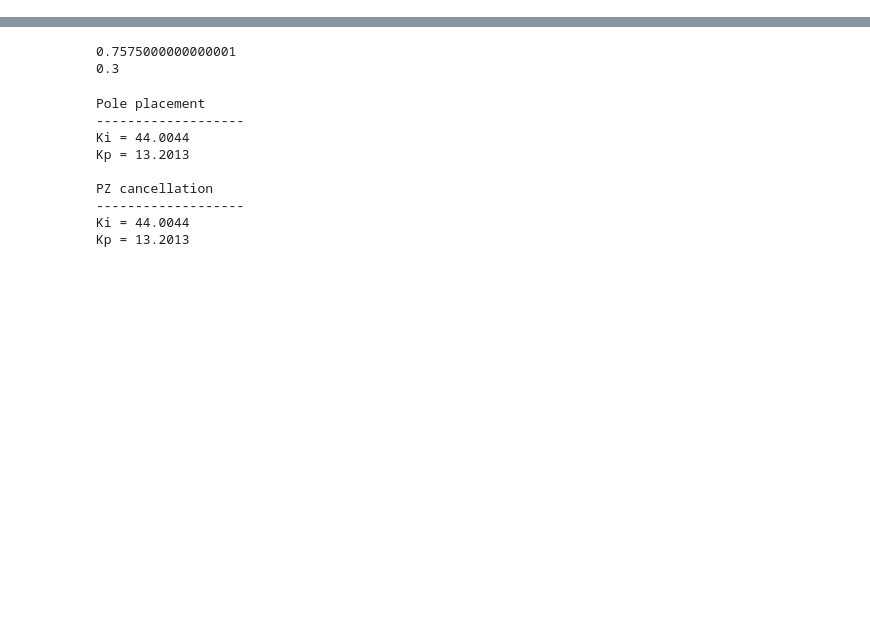
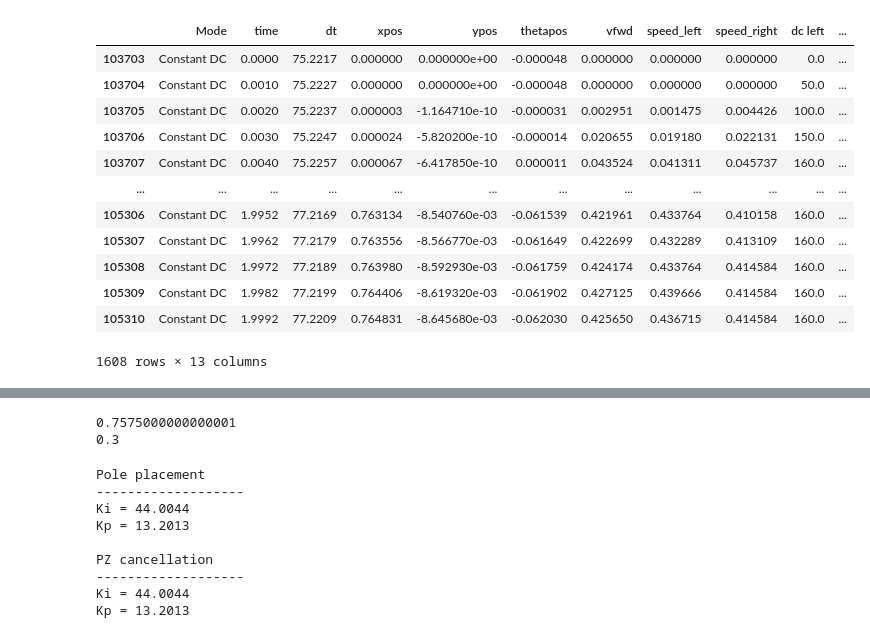
Before and after one commit to EthanD11/botlightyear, a Jupyter notebook: Teensy/OL_test/OLtest.ipynb, the cells around one changed output, grey strips where cells are left out. Saved outputs shown, nothing was run; the diff lists cells and outputs as text; code cells hidden in the pictures; blank space fills up the shorter version.

```diff
--- a/Teensy/OL_test/OLtest.ipynb
+++ b/Teensy/OL_test/OLtest.ipynb
@@ -23,3 +6,67 @@ Index(['time', 'dt', 'xpos', 'ypos', 'thetapos', 'vfwd', 'omega', 'speed_left',
+# %%
+with open("OLtest_raw_data_160_NEW.txt", "r") as file:
+    raw_data = file.read().strip().split("Mode")[1:-2]
+
+ndata = len(raw_data)
+columns = list(map(lambda x: (x.split(" = ")[0]), raw_data[0].strip().split("\n")[1:]))
+columns = ["Mode", *columns]
+
+data_mode = ndata*[""]
+data_np = np.zeros((len(columns)-1, ndata))
+
+for i in range(ndata):
+    spi_in_str = False
+    current = raw_data[i]
+    if ("SPI" in raw_data[i]):
+        spi_in_str = True
+        current = re.sub("SPI.*", "", raw_data[i], flags=re.S)
+    if ("query" in raw_data[i]):
+        current = re.sub("query.*\n", "", current)
+    if ("\na = " in raw_data[i]):
+        current = re.sub("\na = .*", "\n", current, flags=re.S)
+    if ("\nstate is" in raw_data[i]):
+        current = re.sub("\nstate is.*", "\n", current, flags=re.S)
+    if ("\nstate is" in raw_data[i]):
+        current = re.sub("\nstate is.*", "\n", current, flags=re.S)
+    try:
+        splitted_data = current.strip().split("\n")
+        mode = splitted_data[0].strip()
+        data_mode[i] = mode
+        data_np[:,i] = list(map(lambda x: float(x.split(" = ")[-1]), splitted_data[1:]))
+
+    except:
+        print("Error parsing sample number ", i, "\n")
+        print(raw_data[i])
+        print(current)
+        break
+
+data = pd.DataFrame(data_np.T, columns=columns[1:])
+data.insert(0,"time",data["dt"],False)
+data.insert(0,"Mode",data_mode,False)
+
+mask = data["Mode"] != "idle"
+t0 = data["time"][mask].iloc[0]
+
+data = data[mask]
+data.loc[:,"time"] = data["time"].iloc[:] - t0
+mask = np.logical_and(mask, data["time"] <= 2)
+data = data[mask]
+data
+data
+# %% [output]
+|  | Mode | time | dt | xpos | ypos | thetapos | vfwd | speed_left | speed_right | dc left | ... |
+| 103703 | Constant DC | 0.0000 | 75.2217 | 0.000000 | 0.000000e+00 | -0.000048 | 0.000000 | 0.000000 | 0.000000 | 0.0 | ... |
+| 103704 | Constant DC | 0.0010 | 75.2227 | 0.000000 | 0.000000e+00 | -0.000048 | 0.000000 | 0.000000 | 0.000000 | 50.0 | ... |
+| 103705 | Constant DC | 0.0020 | 75.2237 | 0.000003 | -1.164710e-10 | -0.000031 | 0.002951 | 0.001475 | 0.004426 | 100.0 | ... |
+| 103706 | Constant DC | 0.0030 | 75.2247 | 0.000024 | -5.820200e-10 | -0.000014 | 0.020655 | 0.019180 | 0.022131 | 150.0 | ... |
+| 103707 | Constant DC | 0.0040 | 75.2257 | 0.000067 | -6.417850e-10 | 0.000011 | 0.043524 | 0.041311 | 0.045737 | 160.0 | ... |
+| ... | ... | ... | ... | ... | ... | ... | ... | ... | ... | ... | ... |
+| 105306 | Constant DC | 1.9952 | 77.2169 | 0.763134 | -8.540760e-03 | -0.061539 | 0.421961 | 0.433764 | 0.410158 | 160.0 | ... |
+| 105307 | Constant DC | 1.9962 | 77.2179 | 0.763556 | -8.566770e-03 | -0.061649 | 0.422699 | 0.432289 | 0.413109 | 160.0 | ... |
+| 105308 | Constant DC | 1.9972 | 77.2189 | 0.763980 | -8.592930e-03 | -0.061759 | 0.424174 | 0.433764 | 0.414584 | 160.0 | ... |
+| 105309 | Constant DC | 1.9982 | 77.2199 | 0.764406 | -8.619320e-03 | -0.061902 | 0.427125 | 0.439666 | 0.414584 | 160.0 | ... |
+| 105310 | Constant DC | 1.9992 | 77.2209 | 0.764831 | -8.645680e-03 | -0.062030 | 0.425650 | 0.436715 | 0.414584 | 160.0 | ... |
+1608 rows × 13 columns
 # %%
 plt.title("Position in function of time")
 plt.plot(data["time"], data["speed_left"], label="x")
```
Also changed, not shown: parts of 5 cells of this notebook, 15 other files.
